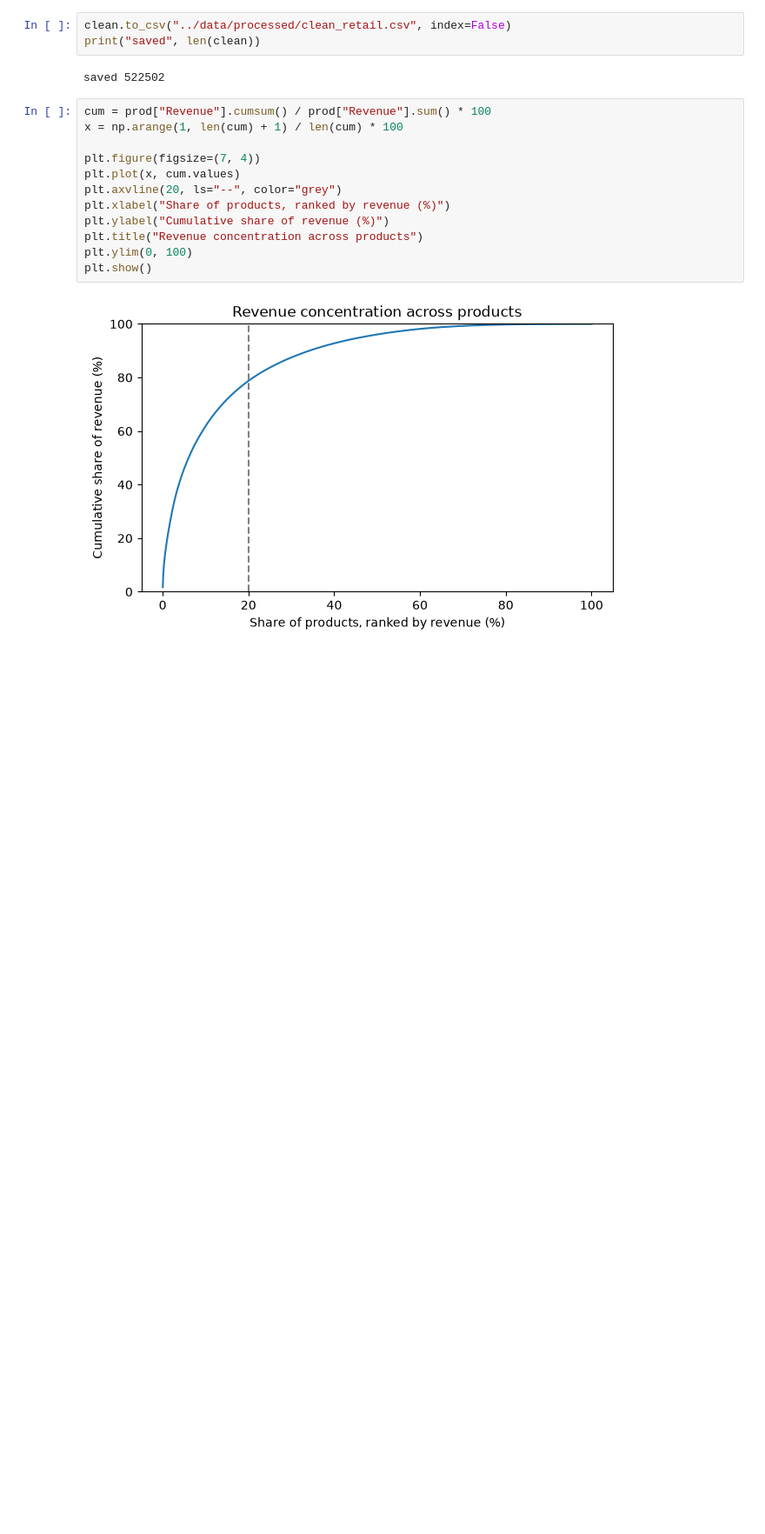
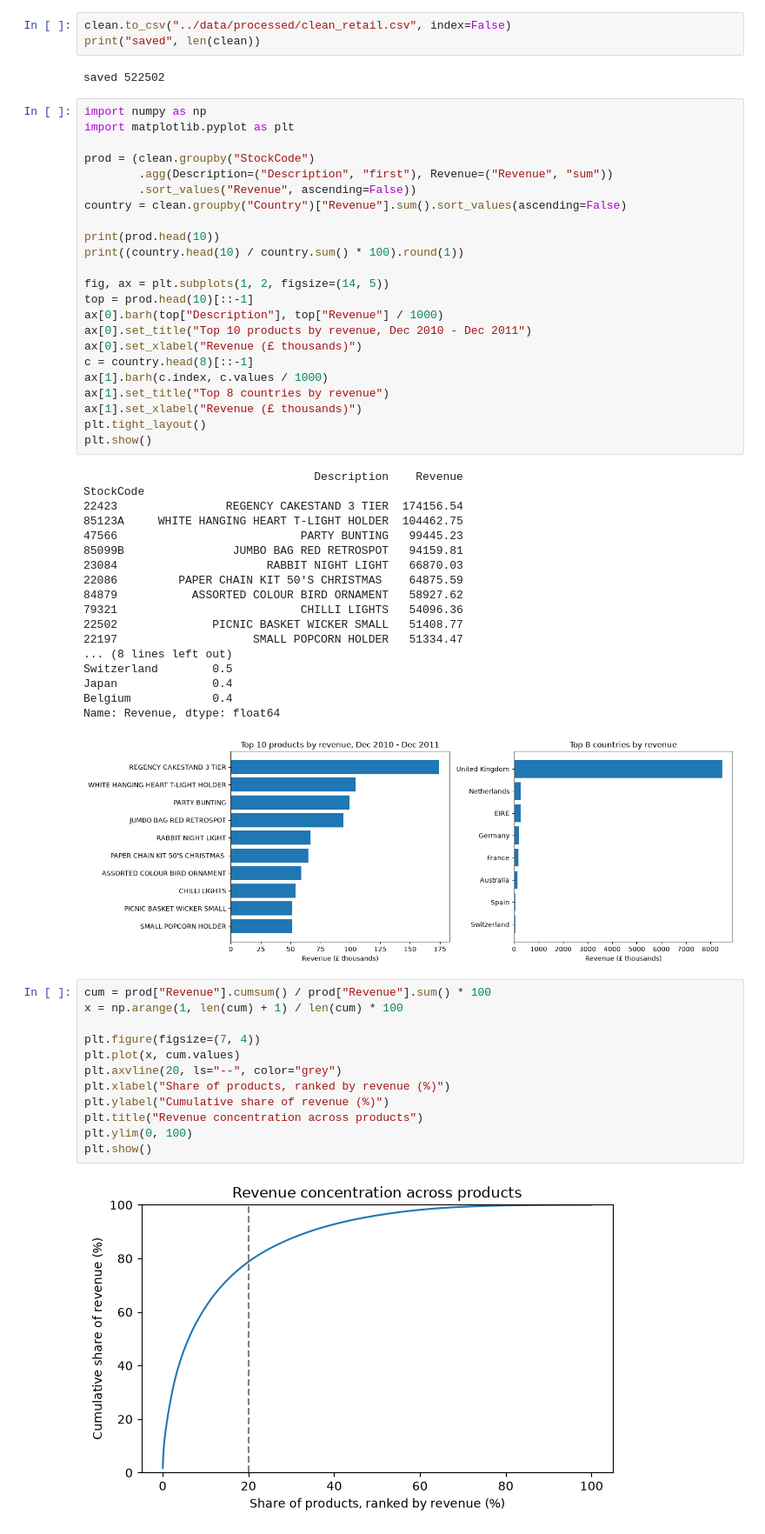
Before and after one commit to varshithavarshithac345-byte/ECOMMERCE_SALES_ANALYSIS, a Jupyter notebook: notebook/01_analysis.ipynb, the cells around one changed output. Shown at 87% size. Drawn from its saved outputs; the diff is of its cells as text; blank space fills up the shorter version.

```diff
--- a/notebook/01_analysis.ipynb
+++ b/notebook/01_analysis.ipynb
@@ -198,6 +190,48 @@ clean.to_csv("../data/processed/clean_retail.csv", index=False)
 print("saved", len(clean))
 # %% [output]
 saved 522502
+# %%
+import numpy as np
+import matplotlib.pyplot as plt
+
+prod = (clean.groupby("StockCode")
+        .agg(Description=("Description", "first"), Revenue=("Revenue", "sum"))
+        .sort_values("Revenue", ascending=False))
+country = clean.groupby("Country")["Revenue"].sum().sort_values(ascending=False)
+
+print(prod.head(10))
+print((country.head(10) / country.sum() * 100).round(1))
+
+fig, ax = plt.subplots(1, 2, figsize=(14, 5))
+top = prod.head(10)[::-1]
+ax[0].barh(top["Description"], top["Revenue"] / 1000)
+ax[0].set_title("Top 10 products by revenue, Dec 2010 - Dec 2011")
+ax[0].set_xlabel("Revenue (£ thousands)")
+c = country.head(8)[::-1]
+ax[1].barh(c.index, c.values / 1000)
+ax[1].set_title("Top 8 countries by revenue")
+ax[1].set_xlabel("Revenue (£ thousands)")
+plt.tight_layout()
+plt.show()
+# %% [output]
+                                  Description    Revenue
+StockCode
+22423                REGENCY CAKESTAND 3 TIER  174156.54
+85123A     WHITE HANGING HEART T-LIGHT HOLDER  104462.75
+47566                           PARTY BUNTING   99445.23
+85099B                JUMBO BAG RED RETROSPOT   94159.81
+23084                      RABBIT NIGHT LIGHT   66870.03
+22086         PAPER CHAIN KIT 50'S CHRISTMAS    64875.59
+84879           ASSORTED COLOUR BIRD ORNAMENT   58927.62
+79321                           CHILLI LIGHTS   54096.36
+22502              PICNIC BASKET WICKER SMALL   51408.77
+22197                    SMALL POPCORN HOLDER   51334.47
+... (8 lines left out)
+Switzerland        0.5
+Japan              0.4
+Belgium            0.4
+Name: Revenue, dtype: float64
+[figure, added]
 # %%
 cum = prod["Revenue"].cumsum() / prod["Revenue"].sum() * 100
 x = np.arange(1, len(cum) + 1) / len(cum) * 100
```
Also changed, not shown: parts of 1 cell of this notebook.
